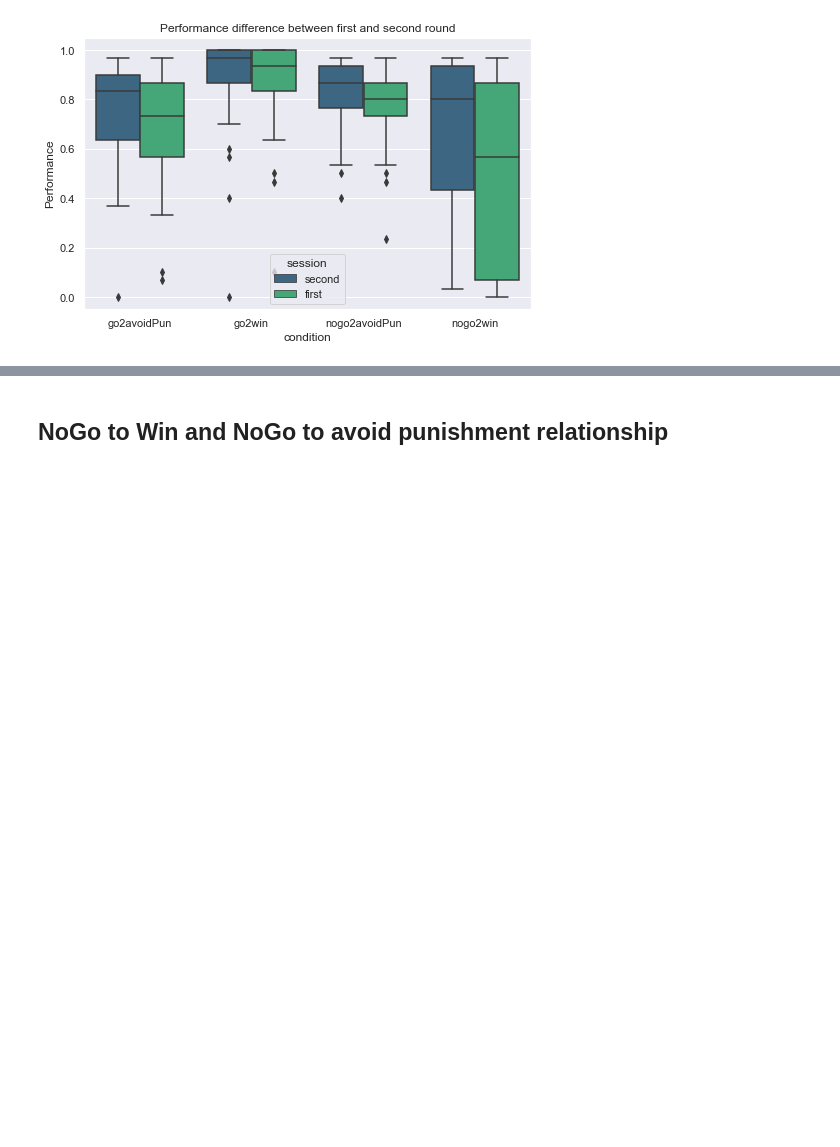
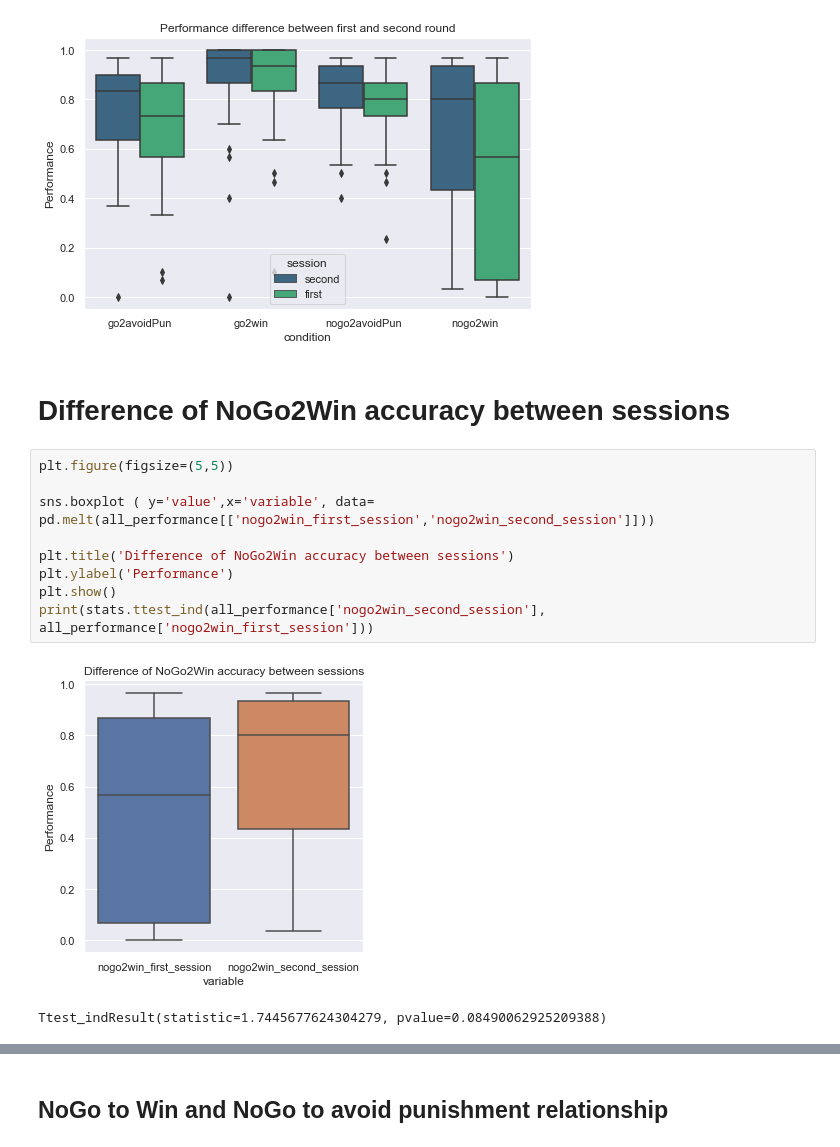
Before and after one commit to Sepsad/Interindividual-differences-in-Learning-to-Act-or-Avoid, a Jupyter notebook: hypothesis_testing.ipynb, the cells around one changed output, grey strips where cells are left out. Drawn from its saved outputs; the diff is of its cells as text; blank space fills up the shorter version.

Commit message:
Adding analysis
session differences are added

```diff
--- a/hypothesis_testing.ipynb
+++ b/hypothesis_testing.ipynb
@@ -297,3 +301,18 @@ plt.ylabel('Performance')
 plt.show()
 # %% [output]
 [figure]
+# %% [markdown]
+<a id='diff_gw_sessions'></a>
+# Difference of NoGo2Win accuracy between sessions
+# %%
+plt.figure(figsize=(5,5))
+
+sns.boxplot ( y='value',x='variable', data= pd.melt(all_performance[['nogo2win_first_session','nogo2win_second_session']]))
+
+plt.title('Difference of NoGo2Win accuracy between sessions')
+plt.ylabel('Performance')
+plt.show()
+print(stats.ttest_ind(all_performance['nogo2win_second_session'], all_performance['nogo2win_first_session']))
+# %% [output]
+[figure, added]
+Ttest_indResult(statistic=1.7445677624304279, pvalue=0.08490062925209388)
```
Also changed, not shown: parts of 29 cells of this notebook, 1 other file.
